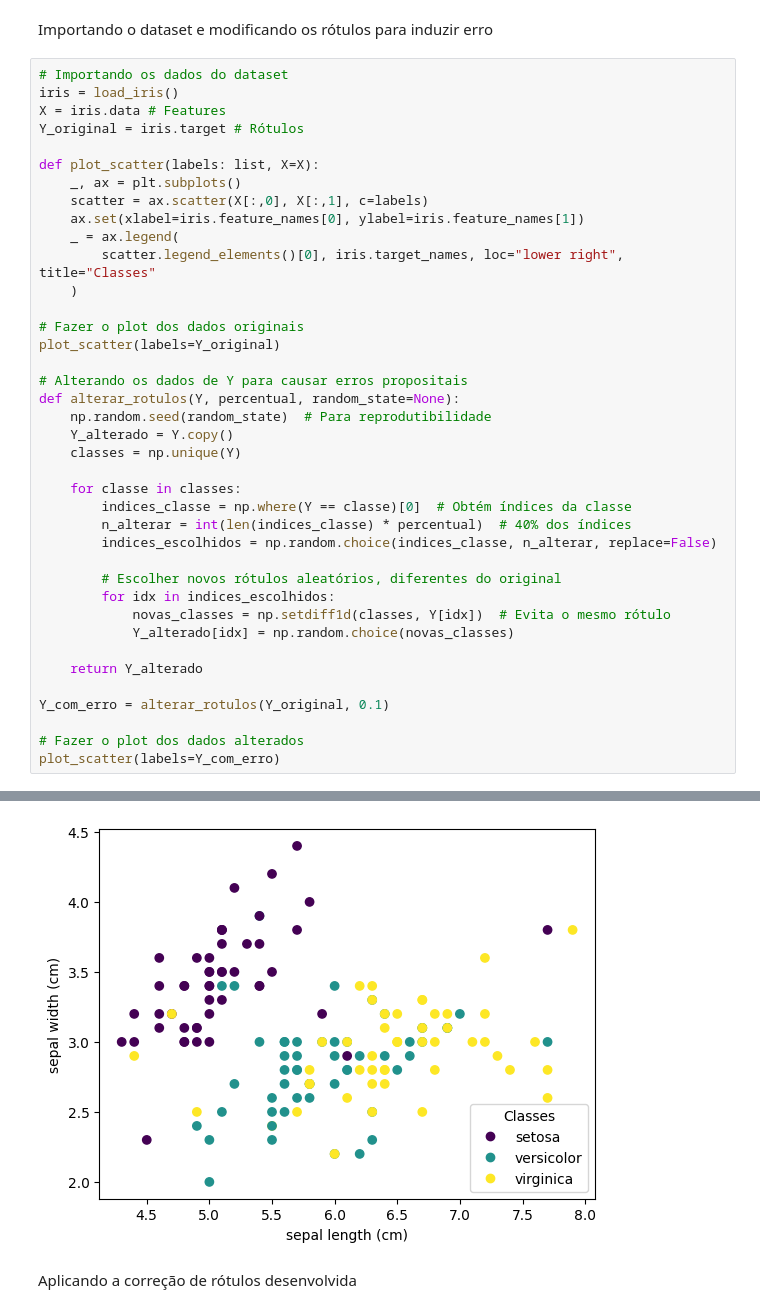
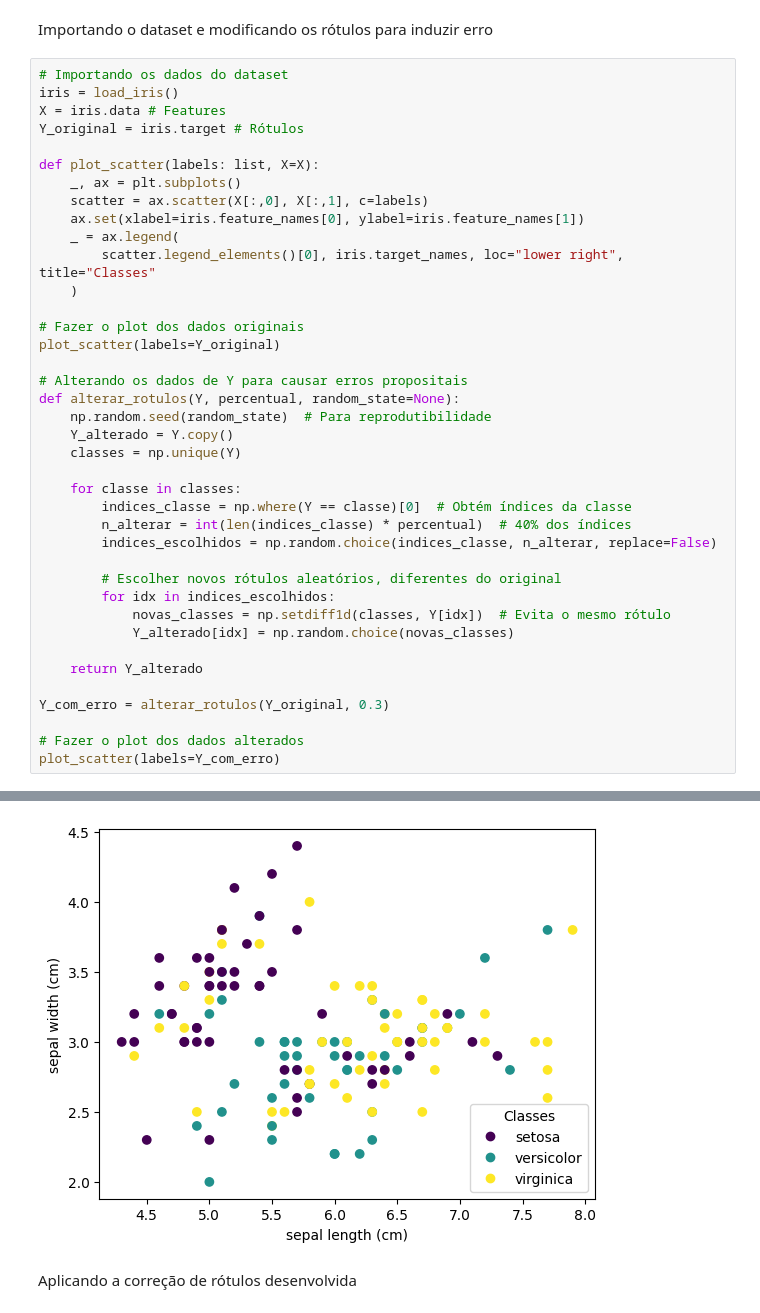
Before and after one commit to Maxnasc/Errors_in_labels_with_PC, a Jupyter notebook: errors_in_labels_with_pc/test_iris_dataset/iris_dataset.ipynb, the cells around one changed output, grey strips where cells are left out. Cells and saved outputs as stored; diff of their text form.

```diff
--- a/errors_in_labels_with_pc/test_iris_dataset/iris_dataset.ipynb
+++ b/errors_in_labels_with_pc/test_iris_dataset/iris_dataset.ipynb
@@ -28,34 +31,34 @@ def plot_scatter(labels: list, X=X):
     _ = ax.legend(
         scatter.legend_elements()[0], iris.target_names, loc="lower right", title="Classes"
     )
 
 # Fazer o plot dos dados originais
 plot_scatter(labels=Y_original)
 
 # Alterando os dados de Y para causar erros propositais
 def alterar_rotulos(Y, percentual, random_state=None):
     np.random.seed(random_state)  # Para reprodutibilidade
     Y_alterado = Y.copy()
     classes = np.unique(Y)
 
     for classe in classes:
         indices_classe = np.where(Y == classe)[0]  # Obtém índices da classe
         n_alterar = int(len(indices_classe) * percentual)  # 40% dos índices
         indices_escolhidos = np.random.choice(indices_classe, n_alterar, replace=False)
 
         # Escolher novos rótulos aleatórios, diferentes do original
         for idx in indices_escolhidos:
             novas_classes = np.setdiff1d(classes, Y[idx])  # Evita o mesmo rótulo
             Y_alterado[idx] = np.random.choice(novas_classes)
 
     return Y_alterado
 
-Y_com_erro = alterar_rotulos(Y_original, 0.1)
+Y_com_erro = alterar_rotulos(Y_original, 0.3)
 
 # Fazer o plot dos dados alterados
 plot_scatter(labels=Y_com_erro)
 # %% [output]
 [figure]
-[figure, old version]
+[figure, new version]
 # %% [markdown]
 Aplicando a correção de rótulos desenvolvida
```
Also changed, not shown: parts of 5 cells of this notebook, 3 other files.
